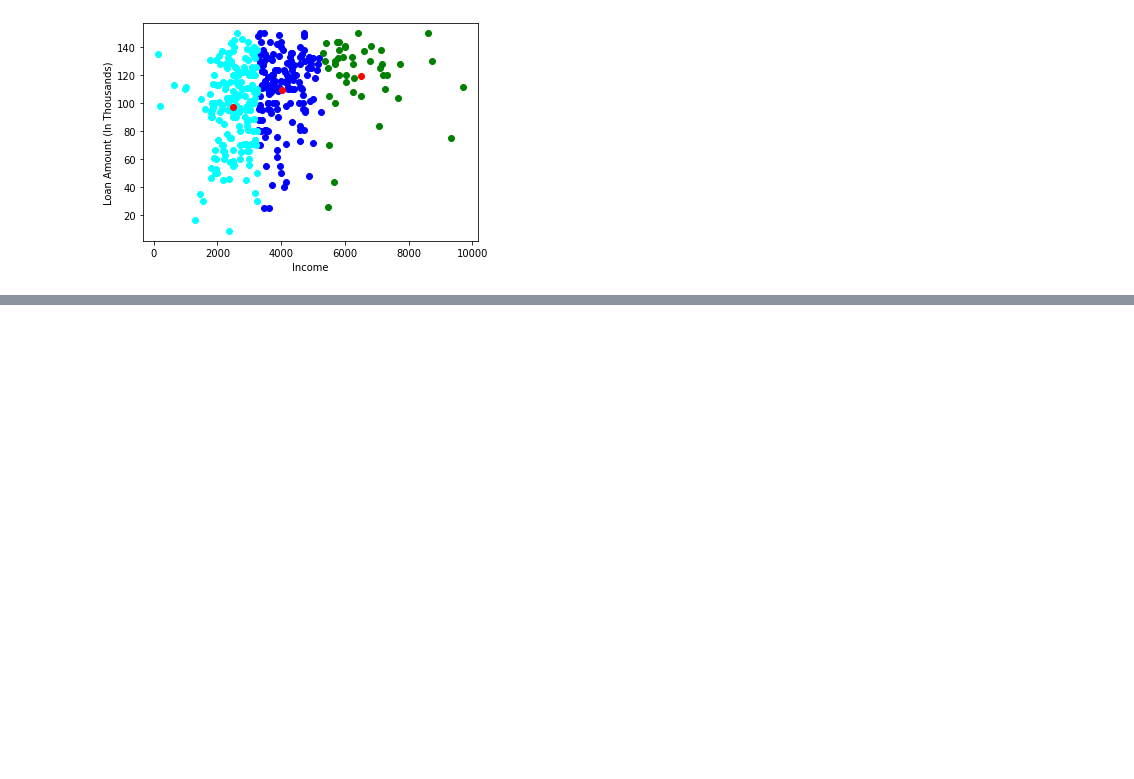
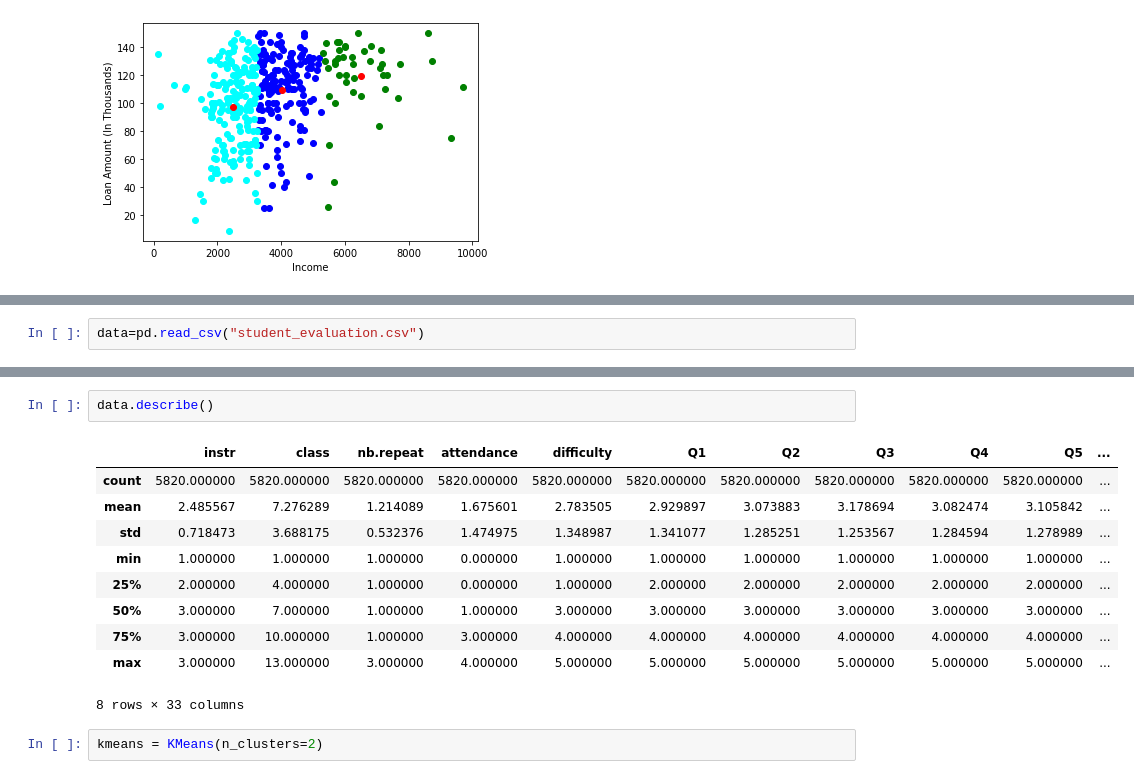
Before and after one commit to Neelam-Singhal/Unsupervised_Algorithms, a Jupyter notebook: kmeans.ipynb, the cells around one changed output, grey strips where cells are left out. Cells and saved outputs as stored; diff of their text form; blank space fills up the shorter version.

```diff
--- a/kmeans.ipynb
+++ b/kmeans.ipynb
@@ -118,0 +126,2 @@ plt.show()
+# %%
+data=pd.read_csv("student_evaluation.csv")
@@ -118,0 +142,15 @@ plt.show()
+# %%
+data.describe()
+# %% [output]
+|  | instr | class | nb.repeat | attendance | difficulty | Q1 | Q2 | Q3 | Q4 | Q5 | ... |
+| count | 5820.000000 | 5820.000000 | 5820.000000 | 5820.000000 | 5820.000000 | 5820.000000 | 5820.000000 | 5820.000000 | 5820.000000 | 5820.000000 | ... |
+| mean | 2.485567 | 7.276289 | 1.214089 | 1.675601 | 2.783505 | 2.929897 | 3.073883 | 3.178694 | 3.082474 | 3.105842 | ... |
+| std | 0.718473 | 3.688175 | 0.532376 | 1.474975 | 1.348987 | 1.341077 | 1.285251 | 1.253567 | 1.284594 | 1.278989 | ... |
+| min | 1.000000 | 1.000000 | 1.000000 | 0.000000 | 1.000000 | 1.000000 | 1.000000 | 1.000000 | 1.000000 | 1.000000 | ... |
+| 25% | 2.000000 | 4.000000 | 1.000000 | 0.000000 | 1.000000 | 2.000000 | 2.000000 | 2.000000 | 2.000000 | 2.000000 | ... |
+| 50% | 3.000000 | 7.000000 | 1.000000 | 1.000000 | 3.000000 | 3.000000 | 3.000000 | 3.000000 | 3.000000 | 3.000000 | ... |
+| 75% | 3.000000 | 10.000000 | 1.000000 | 3.000000 | 4.000000 | 4.000000 | 4.000000 | 4.000000 | 4.000000 | 4.000000 | ... |
+| max | 3.000000 | 13.000000 | 3.000000 | 4.000000 | 5.000000 | 5.000000 | 5.000000 | 5.000000 | 5.000000 | 5.000000 | ... |
+8 rows × 33 columns
+# %%
+kmeans = KMeans(n_clusters=2)
```
Also changed, not shown: parts of 28 cells of this notebook, 1 other file.
